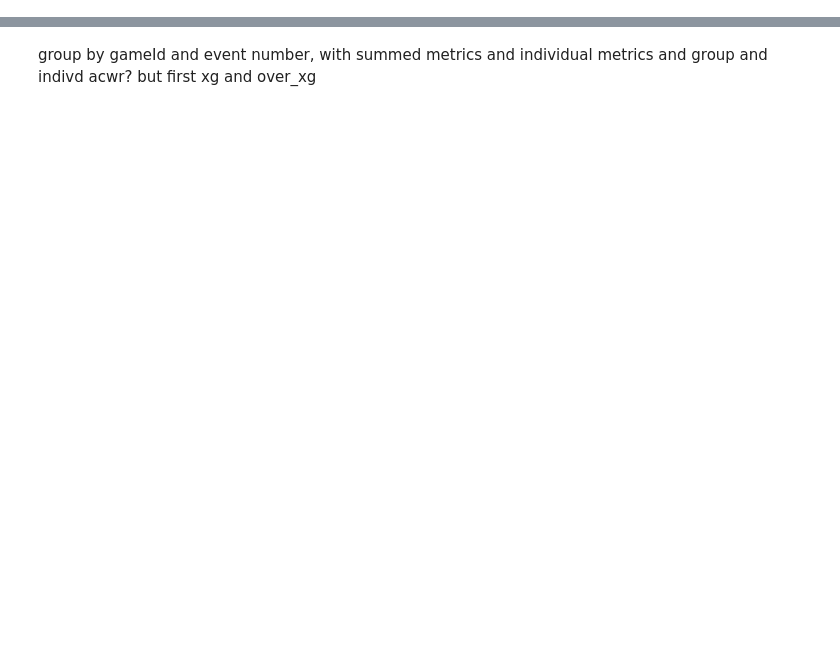
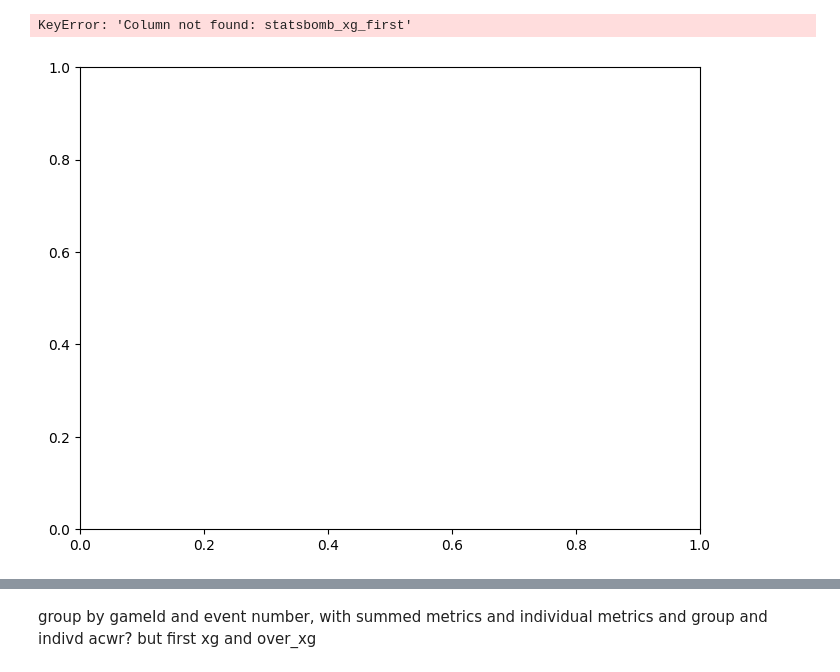
Before and after one commit to conormalone/Hudl_Performance_Insights_2025, a Jupyter notebook: team_xg_working.ipynb, the cells around one changed output, grey strips where cells are left out. Saved outputs shown, nothing was run; the diff lists cells and outputs as text; code cells hidden in the pictures; blank space fills up the shorter version.

```diff
--- a/team_xg_working.ipynb
+++ b/team_xg_working.ipynb
@@ -24,0 +114,14 @@ team_metrics_df.head()
+# %%
+df = team_agg_df.copy()
+fig, ax = plt.subplots(figsize=(8, 6))
+df.boxplot(column="statsbomb_xg_first", by="ACWR_bucket", ax=ax)
+
+# Beautify
+ax.set_title("StatsBomb xG by ACWR bucket")
+ax.set_xlabel("ACWR bucket")
+ax.set_ylabel("StatsBomb xG")
+plt.suptitle("")  # remove automatic "Boxplot grouped by..." title
+plt.show()
+# %% [output]
+KeyError: 'Column not found: statsbomb_xg_first'
+[figure, added]
```
Also changed, not shown: parts of 41 cells of this notebook.
